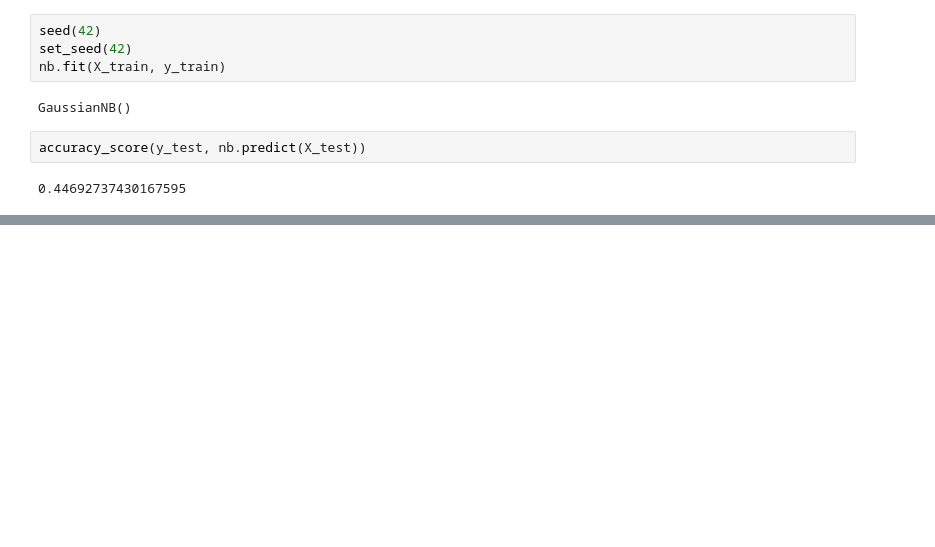
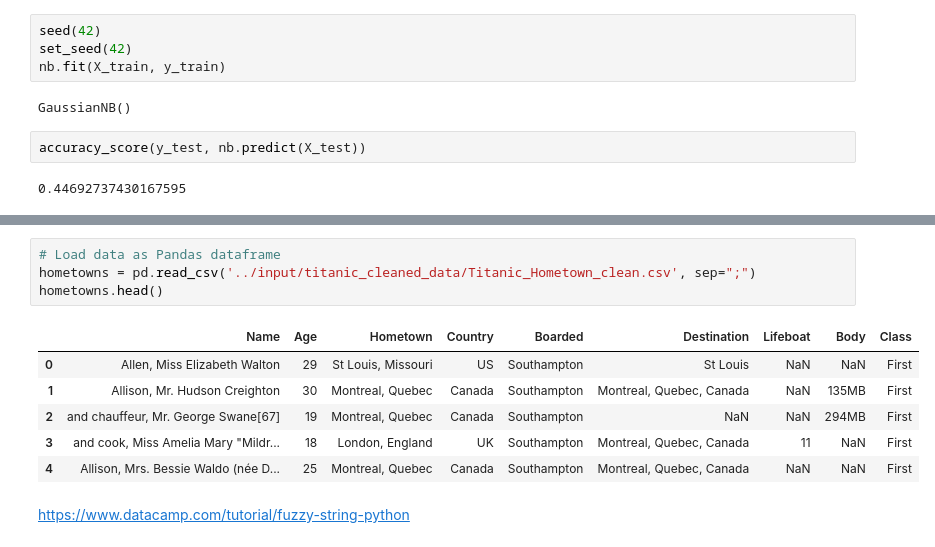
Before and after one commit to JonathanKolb/MLNNs_project, a Jupyter notebook: CS401_project.ipynb, the cells around one changed output, grey strips where cells are left out. Drawn from its saved outputs; the diff is of its cells as text; blank space fills up the shorter version.

```diff
--- a/CS401_project.ipynb
+++ b/CS401_project.ipynb
@@ -768,0 +803,13 @@ accuracy_score(y_test, nb.predict(X_test))
+# %%
+# Load data as Pandas dataframe
+hometowns = pd.read_csv('../input/titanic_cleaned_data/Titanic_Hometown_clean.csv', sep=";")
+hometowns.head()
+# %% [output]
+|  | Name | Age | Hometown | Country | Boarded | Destination | Lifeboat | Body | Class |
+| 0 | Allen, Miss Elizabeth Walton | 29 | St Louis, Missouri | US | Southampton | St Louis | NaN | NaN | First |
+| 1 | Allison, Mr. Hudson Creighton | 30 | Montreal, Quebec | Canada | Southampton | Montreal, Quebec, Canada | NaN | 135MB | First |
+| 2 | and chauffeur, Mr. George Swane[67] | 19 | Montreal, Quebec | Canada | Southampton | NaN | NaN | 294MB | First |
+| 3 | and cook, Miss Amelia Mary "Mildr... | 18 | London, England | UK | Southampton | Montreal, Quebec, Canada | 11 | NaN | First |
+| 4 | Allison, Mrs. Bessie Waldo (née D... | 25 | Montreal, Quebec | Canada | Southampton | Montreal, Quebec, Canada | NaN | NaN | First |
+# %% [markdown]
+https://www.datacamp.com/tutorial/fuzzy-string-python
```
Also changed, not shown: parts of 28 cells of this notebook.
